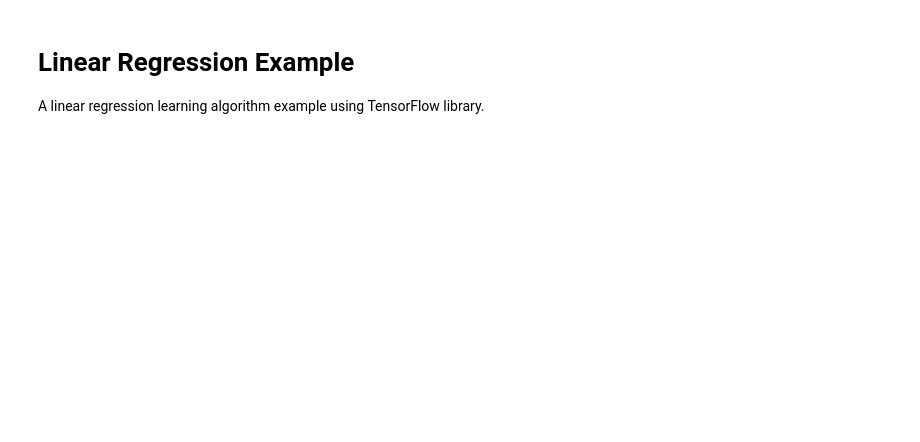
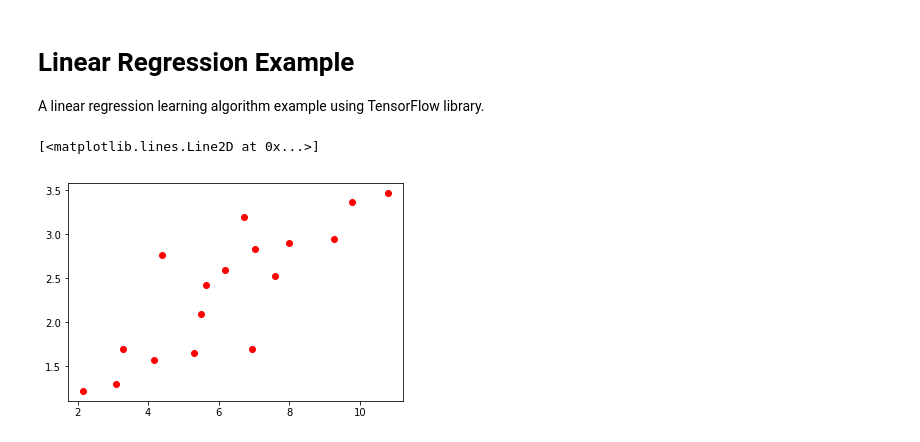
Before and after one commit to yule-li/tensorflow-practice, a Jupyter notebook: components/optimizer/linear_regression.ipynb, the cells around one changed output. Cells and saved outputs as stored; diff of their text form; code cells hidden in the pictures; blank space fills up the shorter version.

```diff
--- a/components/optimizer/linear_regression.ipynb
+++ b/components/optimizer/linear_regression.ipynb
@@ -19,3 +20,9 @@ train_X = numpy.asarray([3.3,4.4,5.5,6.71,6.93,4.168,9.779,6.182,7.59,2.167,
 train_Y = numpy.asarray([1.7,2.76,2.09,3.19,1.694,1.573,3.366,2.596,2.53,1.221,
                          2.827,3.465,1.65,2.904,2.42,2.94,1.3])
 n_samples = train_X.shape[0]
+# %%
+#show data
+plt.plot(train_X, train_Y, 'ro', label='Original data')
+# %% [output]
+[<matplotlib.lines.Line2D at 0x...>]
+[figure, added]
```
Also changed, not shown: parts of 14 cells of this notebook, 3 other files.
